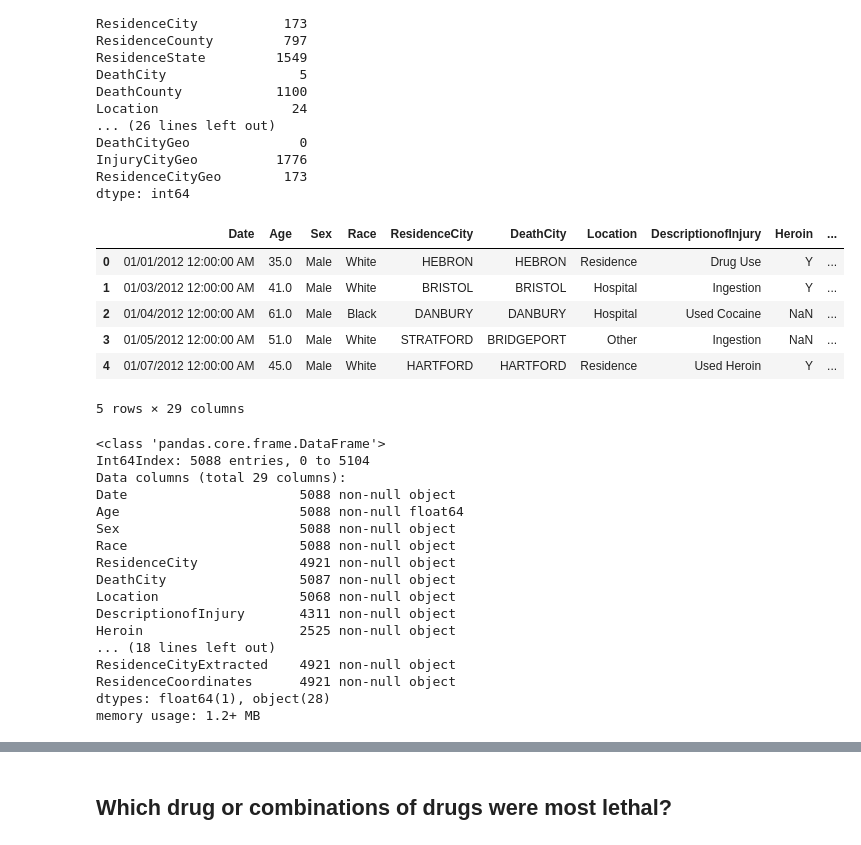
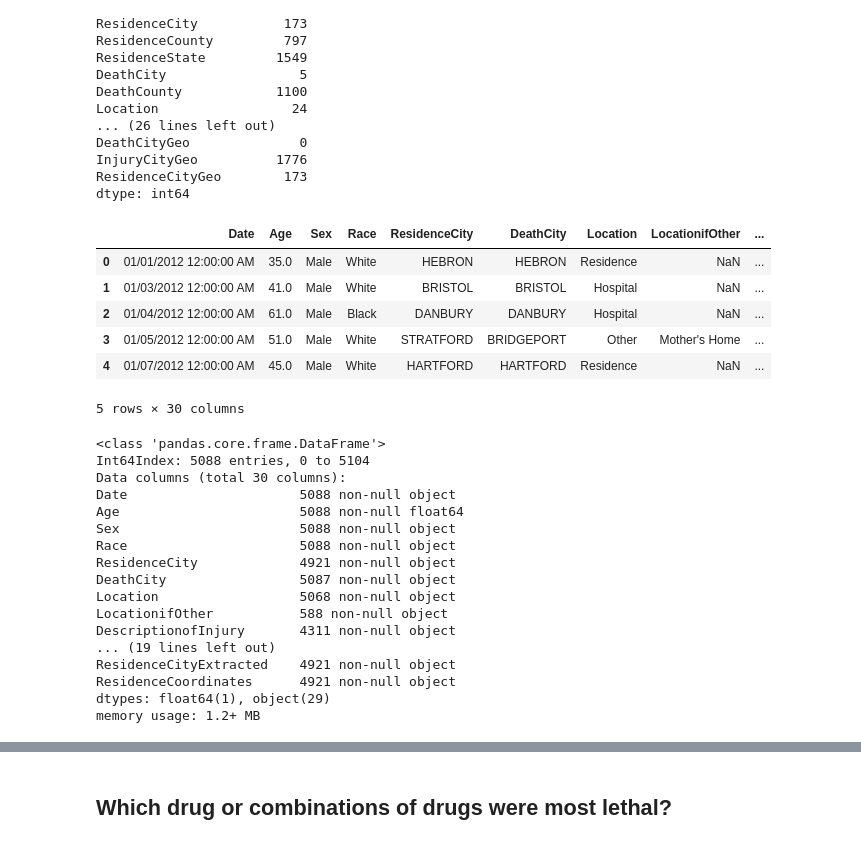
Before and after one commit to kalbond/data_science_term_project, a Jupyter notebook: notebooks/accidental_drug_related_deaths.ipynb, the cells around one changed output, grey strips where cells are left out. Drawn from its saved outputs; the diff is of its cells as text; code cells hidden in the pictures.

```diff
--- a/notebooks/accidental_drug_related_deaths.ipynb
+++ b/notebooks/accidental_drug_related_deaths.ipynb
@@ -87,18 +88,18 @@ add_df[['DeathCityExtracted', 'DeathCountyExtracted']] = add_df['DeathCityCounty
 add_df[['ResidenceCityExtracted', 'ResidenceCoordinates']] =add_df['ResidenceCityGeo'].str.split('\n', expand = True)
 # %%
 #Dropping all the columns we're not involved in the analysis
-add_df.drop(['ID', 'DateType', 'MannerofDeath', 'ResidenceCounty', 'ResidenceState', 'DeathCounty', 'LocationifOther', 'InjuryPlace',
+add_df.drop(['ID', 'DateType', 'MannerofDeath', 'ResidenceCounty', 'ResidenceState', 'DeathCounty', 'InjuryPlace',
                'InjuryCity', 'InjuryCounty', 'InjuryState', 'OtherSignifican', 'InjuryCityGeo', 'COD', 'DeathCountyExtracted',
                'DeathCityCounty', 'DeathCityGeo', 'ResidenceCityGeo'], axis=1, inplace = True)
 add_df.head()
 # %% [output]
-|  | Date | Age | Sex | Race | ResidenceCity | DeathCity | Location | DescriptionofInjury | Heroin | ... |
-| 0 | 01/01/2012 12:00:00 AM | 35.0 | Male | White | HEBRON | HEBRON | Residence | Drug Use | Y | ... |
-| 1 | 01/03/2012 12:00:00 AM | 41.0 | Male | White | BRISTOL | BRISTOL | Hospital | Ingestion | Y | ... |
-| 2 | 01/04/2012 12:00:00 AM | 61.0 | Male | Black | DANBURY | DANBURY | Hospital | Used Cocaine | NaN | ... |
-| 3 | 01/05/2012 12:00:00 AM | 51.0 | Male | White | STRATFORD | BRIDGEPORT | Other | Ingestion | NaN | ... |
-| 4 | 01/07/2012 12:00:00 AM | 45.0 | Male | White | HARTFORD | HARTFORD | Residence | Used Heroin | Y | ... |
+|  | Date | Age | Sex | Race | ResidenceCity | DeathCity | Location | LocationifOther | ... |
+| 0 | 01/01/2012 12:00:00 AM | 35.0 | Male | White | HEBRON | HEBRON | Residence | NaN | ... |
+| 1 | 01/03/2012 12:00:00 AM | 41.0 | Male | White | BRISTOL | BRISTOL | Hospital | NaN | ... |
+| 2 | 01/04/2012 12:00:00 AM | 61.0 | Male | Black | DANBURY | DANBURY | Hospital | NaN | ... |
+| 3 | 01/05/2012 12:00:00 AM | 51.0 | Male | White | STRATFORD | BRIDGEPORT | Other | Mother's Home | ... |
+| 4 | 01/07/2012 12:00:00 AM | 45.0 | Male | White | HARTFORD | HARTFORD | Residence | NaN | ... |
-5 rows × 29 columns
+5 rows × 30 columns
 # %%
 #Dropping rows with irreplaceable null values
 add_df.dropna(subset=['Date', 'Age', 'Sex', 'Race'], inplace=True)
@@ -106,7 +107,7 @@ add_df.info()
 # %% [output]
 <class 'pandas.core.frame.DataFrame'>
 Int64Index: 5088 entries, 0 to 5104
-Data columns (total 29 columns):
+Data columns (total 30 columns):
 Date                      5088 non-null object
 Age                       5088 non-null float64
 Sex                       5088 non-null object
@@ -114,12 +115,12 @@ Race                      5088 non-null object
 ResidenceCity             4921 non-null object
 DeathCity                 5087 non-null object
 Location                  5068 non-null object
+LocationifOther           588 non-null object
 DescriptionofInjury       4311 non-null object
-Heroin                    2525 non-null object
-... (18 lines left out)
+... (19 lines left out)
 ResidenceCityExtracted    4921 non-null object
 ResidenceCoordinates      4921 non-null object
-dtypes: float64(1), object(28)
+dtypes: float64(1), object(29)
 memory usage: 1.2+ MB
 # %%
 #Make all string values uppercase
```
Also changed, not shown: parts of 5 cells of this notebook.
